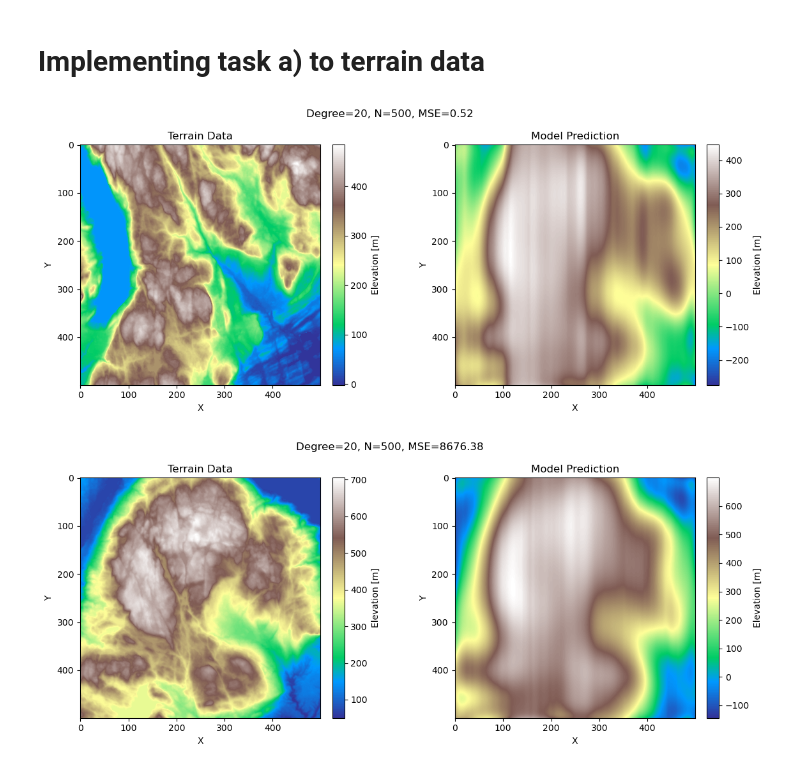
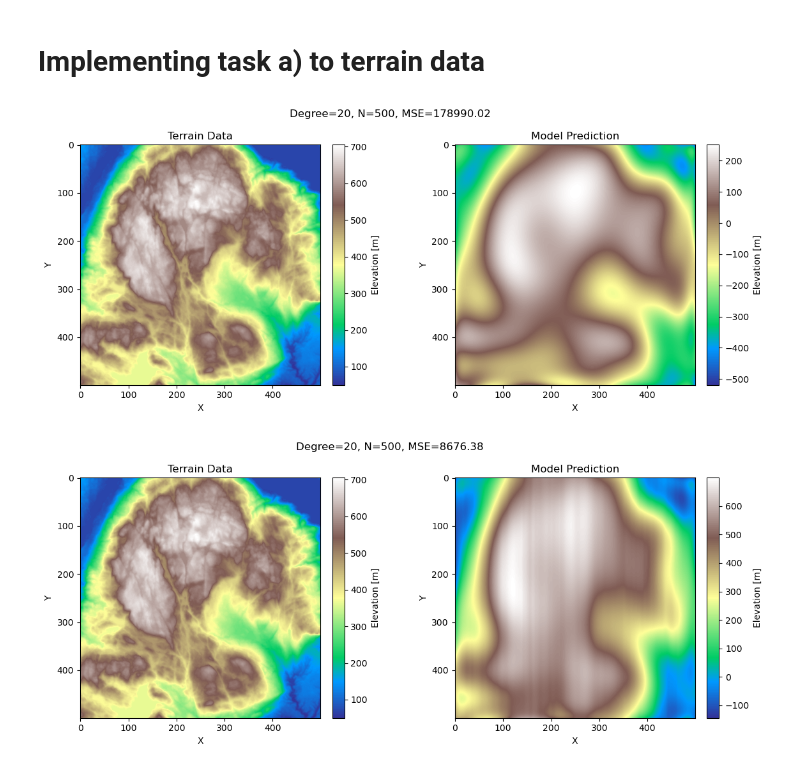
Before and after one commit to LassePladsen/FYS-STK3155-projects, a Jupyter notebook: project1/source_code/part_g_real_data.ipynb, the cells around one changed output. Drawn from its saved outputs; the diff is of its cells as text; code cells hidden in the pictures.

```diff
--- a/project1/source_code/part_g_real_data.ipynb
+++ b/project1/source_code/part_g_real_data.ipynb
@@ -104,16 +104,9 @@ for degree in degrees:
     X_train_scaled = scaler.transform(X_train)
     X_test_scaled = scaler.transform(X_test)
 
-    # Scale z data
-    z_train = z_train.reshape((z_train.size, 1))
-    z_test = z_test.reshape((z_test.size, 1))
-
-    scaler.fit(z_train)
-    z_train_scaled = scaler.transform(z_train)
-    z_test_scaled = scaler.transform(z_test)
 
     # Ordinary least squares linear regression
-    beta = np.linalg.pinv(X_train_scaled.T @ X_train_scaled) @ X_train_scaled.T @ z_train_scaled
+    beta = np.linalg.pinv(X_train_scaled.T @ X_train_scaled) @ X_train_scaled.T @ z_train
     z_tilde = X_train_scaled @ beta
     z_predict = X_test_scaled @ beta
 
@@ -122,17 +115,18 @@ for degree in degrees:
 
 
     # Store the MSE and R2 values
-    train_mse[degree] = MSE(z_train_scaled, z_tilde)
-    test_mse[degree] = MSE(z_test_scaled, z_predict)
-    train_r2[degree] = R2_score(z_train_scaled, z_tilde)
-    test_r2[degree] = R2_score(z_test_scaled, z_predict)
+    train_mse[degree] = MSE(z_train, z_tilde)
+    test_mse[degree] = MSE(z_test, z_predict)
+    train_r2[degree] = R2_score(z_train, z_tilde)
+    test_r2[degree] = R2_score(z_test, z_predict)
 # %%
+
 # PARAMETERS
 N = 500  # number of data points
 maxdegree = 20  # max polynomial degree for plotting
 
 # Creates mesh of image pixels
-z = terrain[0:N, N:2*N]
+z = terrain[:N,:N]
 x = np.linspace(0, 1, np.shape(z)[0])
 y = np.linspace(0, 1, np.shape(z)[1])
 x, y = np.meshgrid(x,y)
@@ -149,14 +143,15 @@ features_pred = np.column_stack((x_pred_flat, y_pred_flat))
 X_pred = polynomial_model.transform(features_pred)
 
 # Scale design matrix data
+scaler = StandardScaler()
 scaler.fit(X_pred)
 X_pred_scaled = scaler.transform(X_pred)
 
 # Applying our calculated beta to the meshgrid.
 z_pred = X_pred_scaled @ beta
-
 # Reshape the predictions to match the shape of the original terrain data
 z_pred = z_pred.reshape(z.shape)
+
 
 
 # Set a common colormap for both plots
@@ -165,45 +160,37 @@ COLORMAP = "terrain"  # color map for countour plots
 
 # Create a figure with two subplots
 fig, axs = plt.subplots(1, 2, figsize=(12, 5))
 
+# MSE between real terrain data and our model
+MSE_model_fit = MSE(z.flatten(), z_pred.flatten())
 
 # Keyword arguments to fit colorbar height to the plots
 frac = 0.046
 pad = 0.04
 
 # Plot the original terrain data on the left subplot
 axs[0].set_title('Terrain Data')
 im1 = axs[0].imshow(z, cmap=COLORMAP, origin='upper')
 axs[0].set_xlabel('X')
 axs[0].set_ylabel('Y')
 axs[0].set_aspect('equal')  # Set aspect ratio to equal
 fig.colorbar(im1, ax=axs[0], label="Elevation [m]", fraction=frac, pad=pad)
 
 # Plot the predicted terrain on the right subplot
 axs[1].set_title('Model Prediction')
-
-scaler.fit(z_pred)
-z_scaled = scaler.transform(z_pred)
-
-# MSE between real terrain data and our model
-MSE_model_fit = MSE(z_scaled.flatten(), z_pred.flatten())
-
-scaler.fit(z)
-z_pred_inv = scaler.inverse_transform(z_pred)
-
-im2 = axs[1].imshow(z_pred_inv, cmap=COLORMAP, origin='upper')
+im2 = axs[1].imshow(z_pred, cmap=COLORMAP, origin='upper')
 axs[1].set_xlabel('X')
 axs[1].set_ylabel('Y')
 axs[1].set_aspect('equal')  # Set aspect ratio to equal
 fig.colorbar(im2, ax=axs[1], label="Elevation [m]", fraction=frac, pad=pad)
 fig.suptitle(f"Degree={maxdegree}, {N=}, MSE={np.round(MSE_model_fit,2)}")
 # Adjust spacing between subplots
 plt.tight_layout()
 plt.savefig(FIGURES_DIR / "part_g_task_a.png")
 # Show the figure with both subplots
 plt.show()
 # %% [output]
-[figure, old version]
+[figure, new version]
 # %%
 # Create a mesh grid for visualization of our model using same data
 x_pred = np.linspace(0, 1, np.shape(z)[0])
```
Also changed, not shown: parts of 16 cells of this notebook, 13 other files.
